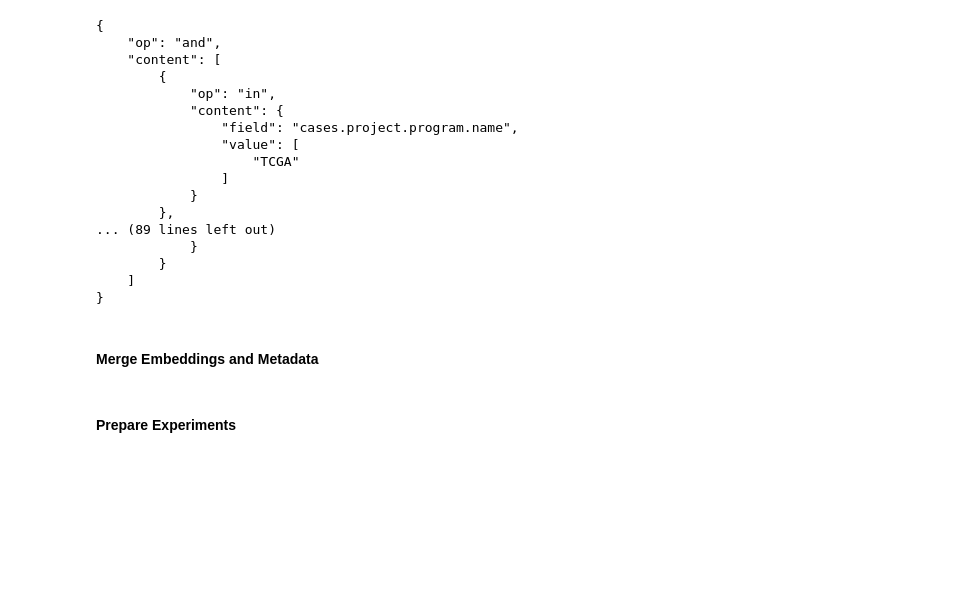
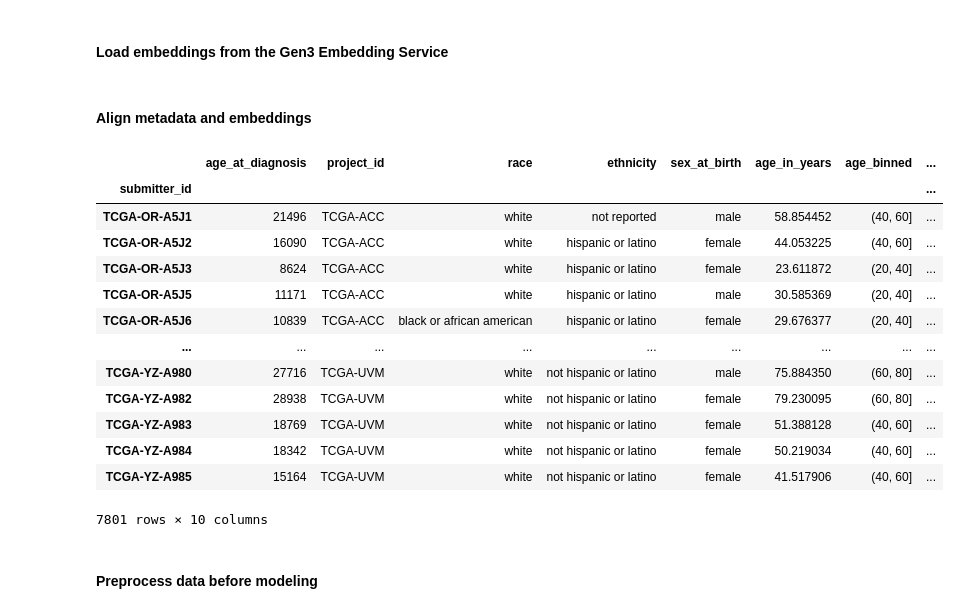
Before and after one commit to uc-cdis/m3ai-demos, a Jupyter notebook: demos/with-all-data/mm-cancer-demo.ipynb, the cells around one changed output. Drawn from its saved outputs; the diff is of its cells as text; code cells hidden in the pictures; blank space fills up the shorter version.

```diff
--- a/demos/with-all-data/mm-cancer-demo.ipynb
+++ b/demos/with-all-data/mm-cancer-demo.ipynb
@@ -104,0 +32,11 @@ Here, we also demo using the GDC Cohort Copilot as an MCP tool to construct GDC
+# %%
+# these filters were generated using our GDC Cohort Copilot with these queries:
+# - "samples from TCGA"
+# - "TCGA samples with diagnostic slides as svs files"
+# - "TCGA samples with RNA-sequences gene expression quantification data as tsv files"
+# - "TCGA samples with pathology report pdf files"
+# give it a try: https://m3aicommons.org/Analysis
+tcga_filter = {"op": "and", "content": [{"op": "in", "content": {"field": "cases.project.program.name", "value": ["TCGA"]}}]}
+hist_filter = {"op": "and", "content": [{"op": "in", "content": {"field": "cases.project.program.name", "value": ["TCGA"]}}, {"op": "in", "content": {"field": "files.experimental_strategy", "value": ["Diagnostic Slide"]}}, {"op": "in", "content": {"field": "files.data_format", "value": ["svs"]}}]}
+expr_filter = {"op": "and", "content": [{"op": "in", "content": {"field": "cases.project.program.name", "value": ["TCGA"]}}, {"op": "in", "content": {"field": "files.experimental_strategy", "value": ["RNA-Seq"]}}, {"op": "in", "content": {"field": "files.data_type", "value": ["Gene Expression Quantification"]}}, {"op": "in", "content": {"field": "files.data_format", "value": ["tsv"]}}]}
+text_filter = {"op": "and", "content": [{"op": "in", "content": {"field": "cases.project.program.name", "value": ["TCGA"]}}, {"op": "in", "content": {"field": "files.data_type", "value": ["Pathology Report"]}}, {"op": "in", "content": {"field": "files.data_format", "value": ["pdf"]}}]}
@@ -104,0 +85,9 @@ Here, we also demo using the GDC Cohort Copilot as an MCP tool to construct GDC
+# %%
+# survival data
+response = requests.post(
+    "https://api.gdc.cancer.gov/analysis/survival",
+    json={"filters": tcga_filter},
+)
+rows = response.json()["results"][0]["donors"]
+survival = pd.DataFrame(rows).drop(columns=["id", "project_id"])
+survival
@@ -207,22 +128,0 @@ text_filter = get_cohort_filter("TCGA samples with pathology report pdf files")
-# %%
-print(hist_filter)
-print(expr_filter)
-print(text_filter)
-# %% [output]
-{
-    "op": "and",
-    "content": [
-        {
-            "op": "in",
-            "content": {
-                "field": "cases.project.program.name",
-                "value": [
-                    "TCGA"
-                ]
-            }
-        },
-... (89 lines left out)
-            }
-        }
-    ]
-}
@@ -283,0 +129,2 @@ for sample in temp["data"]["hits"]:
+# %% [markdown]
+#### Load embeddings from the Gen3 Embedding Service
@@ -284,2 +160,2 @@ for sample in temp["data"]["hits"]:
 # %% [markdown]
-#### Merge Embeddings and Metadata
+#### Align metadata and embeddings
@@ -304 +162,30 @@ df = df.sort_values(["case_id", "age_at_diagnosis"]).reset_index(drop=True)
+# %%
+case_ids = (
+    # case IDs that have all 3 embedding modalities
+    set(expr_mapping[expr_mapping.isin(expr_embs)].index) &
+    set(hist_mapping[hist_mapping.isin(hist_embs)].index) &
+    set(text_mapping[text_mapping.isin(text_embs)].index)
+)
+
+assert metadata["submitter_id"].is_unique and survival["submitter_id"].is_unique
+df = metadata.merge(survival, on="submitter_id")
+df = df[df["submitter_id"].isin(case_ids)]
+df = df.sort_values(["project_id", "submitter_id"])
+df = df.set_index("submitter_id")
+df
+# %% [output]
+|  | age_at_diagnosis | project_id | race | ethnicity | sex_at_birth | age_in_years | age_binned | ... |
+| submitter_id |  |  |  |  |  |  |  | ... |
+| TCGA-OR-A5J1 | 21496 | TCGA-ACC | white | not reported | male | 58.854452 | (40, 60] | ... |
+| TCGA-OR-A5J2 | 16090 | TCGA-ACC | white | hispanic or latino | female | 44.053225 | (40, 60] | ... |
+| TCGA-OR-A5J3 | 8624 | TCGA-ACC | white | hispanic or latino | female | 23.611872 | (20, 40] | ... |
+| TCGA-OR-A5J5 | 11171 | TCGA-ACC | white | hispanic or latino | male | 30.585369 | (20, 40] | ... |
+| TCGA-OR-A5J6 | 10839 | TCGA-ACC | black or african american | hispanic or latino | female | 29.676377 | (20, 40] | ... |
+| ... | ... | ... | ... | ... | ... | ... | ... | ... |
+| TCGA-YZ-A980 | 27716 | TCGA-UVM | white | not hispanic or latino | male | 75.884350 | (60, 80] | ... |
+| TCGA-YZ-A982 | 28938 | TCGA-UVM | white | not hispanic or latino | female | 79.230095 | (60, 80] | ... |
+| TCGA-YZ-A983 | 18769 | TCGA-UVM | white | not hispanic or latino | female | 51.388128 | (40, 60] | ... |
+| TCGA-YZ-A984 | 18342 | TCGA-UVM | white | not hispanic or latino | female | 50.219034 | (40, 60] | ... |
+| TCGA-YZ-A985 | 15164 | TCGA-UVM | white | not hispanic or latino | female | 41.517906 | (40, 60] | ... |
+7801 rows × 10 columns
 # %%
@@ -323,4 +209,4 @@ expr_X = np.asarray(expr_X)
 hist_X = np.asarray(hist_X)
 text_X = np.asarray(text_X)
 # %% [markdown]
-#### Prepare Experiments
+#### Preprocess data before modeling
```
Also changed, not shown: parts of 30 cells of this notebook, 21 other files.
